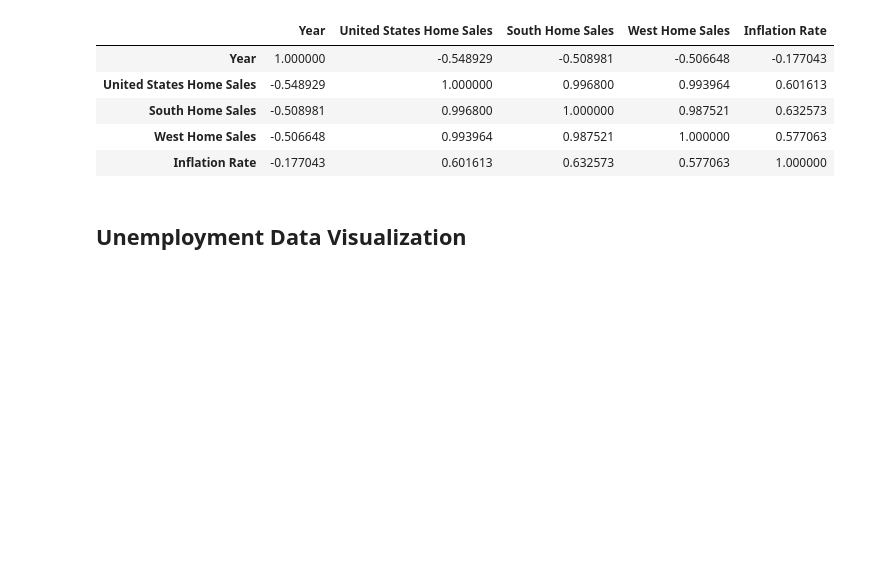
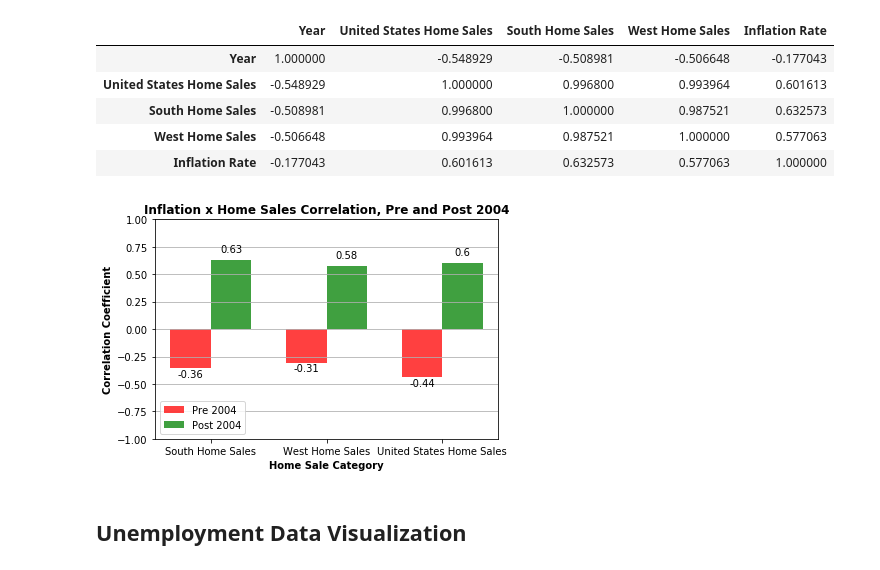
Before and after one commit to CarlosCocuy/ProjectRepo, a Jupyter notebook: Combined visualizations.ipynb, the cells around one changed output. Cells and saved outputs as stored; diff of their text form; code cells hidden in the pictures; blank space fills up the shorter version.

```diff
--- a/Combined visualizations.ipynb
+++ b/Combined visualizations.ipynb
@@ -150,6 +146,50 @@ sales_post_TwoK.corr()
 | South Home Sales | -0.508981 | 0.996800 | 1.000000 | 0.987521 | 0.632573 |
 | West Home Sales | -0.506648 | 0.993964 | 0.987521 | 1.000000 | 0.577063 |
 | Inflation Rate | -0.177043 | 0.601613 | 0.632573 | 0.577063 | 1.000000 |
+# %%
+inflation_post_TwoK= S_W_Inflation_df[42:55]
+inflation_pre_TwoK = S_W_Inflation_df[0:42]
+n_groups=3
+fig, ax7 = plt.subplots()
+
+post_2004_data=[inflation_post_TwoK['South Home Sales'].corr(inflation_post_TwoK['Inflation Rate']),
+inflation_post_TwoK['West Home Sales'].corr(inflation_post_TwoK['Inflation Rate']),
+inflation_post_TwoK['United States Home Sales'].corr(inflation_post_TwoK['Inflation Rate'])]
+
+pre_2004_data=[inflation_pre_TwoK['South Home Sales'].corr(inflation_pre_TwoK['Inflation Rate']),
+inflation_pre_TwoK['West Home Sales'].corr(inflation_pre_TwoK['Inflation Rate']),
+inflation_pre_TwoK['United States Home Sales'].corr(inflation_pre_TwoK['Inflation Rate'])]
+
+index=np.arange(n_groups)
+bar_width = 0.35
+
+rects1 = ax7.bar(index, pre_2004_data, bar_width, color='r',alpha=.75)
+
+rects2 = ax7.bar(index + bar_width, post_2004_data, bar_width,color='g', alpha=.75)
+ax7.set_xlabel("Home Sale Category",fontweight="bold")
+ax7.set_ylabel('Correlation Coefficient',fontweight="bold")
+ax7.set_title('Inflation x Home Sales Correlation, Pre and Post 2004',fontweight="bold")
+ax7.set_xticklabels(('South Home Sales', 'West Home Sales', 'United States Home Sales'))
+ax7.legend((rects1[0], rects2[0]),('Pre 2004', 'Post 2004'), loc="lower left")
+ax7.grid(axis="y")
+ax7.set_xticks(index + bar_width / 2)
+ax7.set_ylim(top=1, bottom =-1)
+rects = ax7.patches
+y_values = pre_2004_data + post_2004_data
+
+for rect, y_ in zip(rects, y_values):
+    height = rect.get_height()
+    if height >0:
+        ax7.text(rect.get_x() + rect.get_width() / 2., height + 0.05, str((round(height,2))) ,ha='center', va='bottom',color='k')
+    else:
+        ax7.text(rect.get_x() + rect.get_width() / 2., height - 0.1, str((round(height,2))) ,ha='center', va='bottom',color='k')
+
+
+
+fig.tight_layout()
+plt.savefig('Graph Images/Inflation_Home_Sales_Correlation.png')
+# %% [output]
+[figure, added]
 # %% [markdown]
 ## Unemployment Data Visualization
 # %%
```
Also changed, not shown: parts of 15 cells of this notebook, 13 other files.
